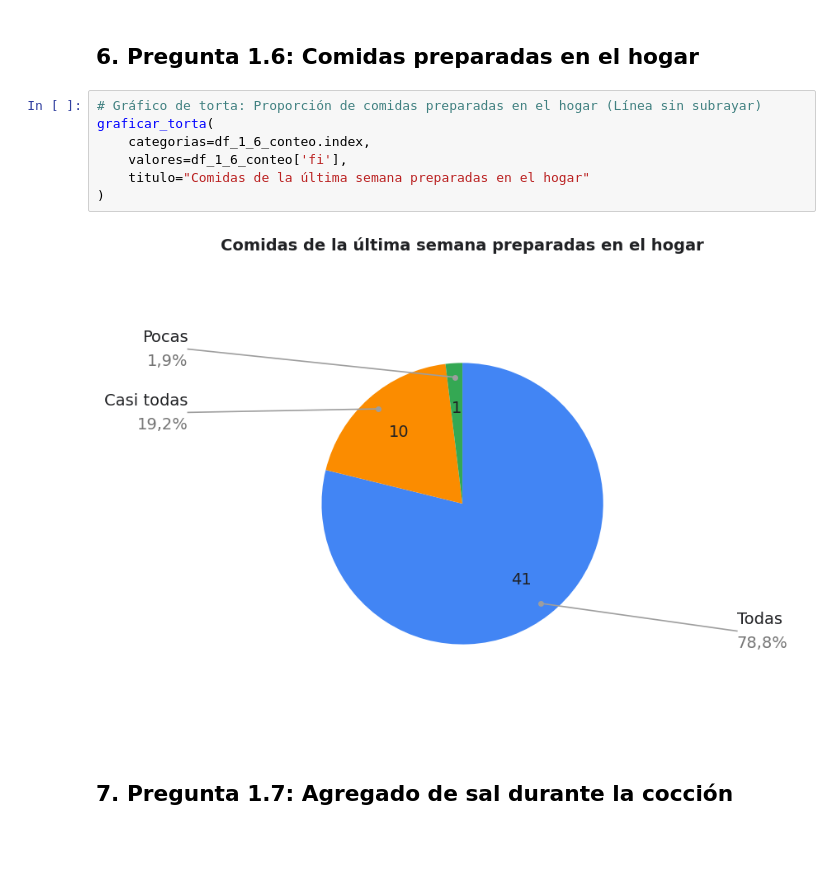
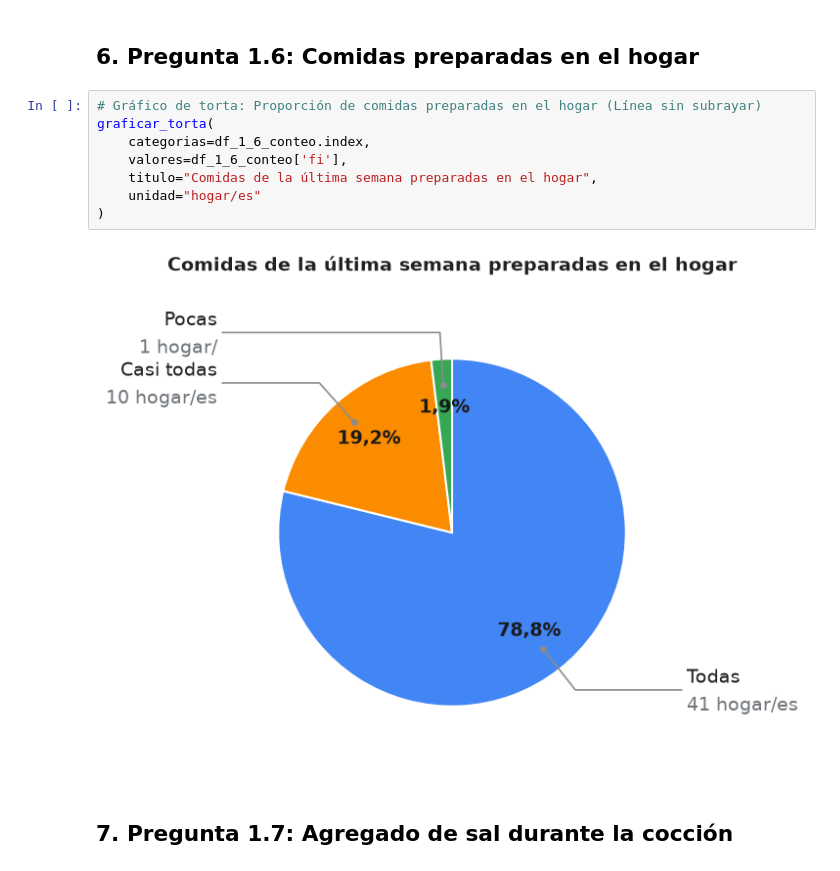
Before and after one commit to TruelseHer/Tpe-Probabilidad-y-Estadistica, a Jupyter notebook: generador_graficos 1_4 - 1_7_estandarizado.ipynb, the cells around one changed output. Cells and saved outputs as stored; diff of their text form; blank space fills up the shorter version.

```diff
--- a/generador_graficos 1_4 - 1_7_estandarizado.ipynb
+++ b/generador_graficos 1_4 - 1_7_estandarizado.ipynb
@@ -384,12 +385,13 @@ graficar_barras_horizontales(
 # %%
 # Gráfico de torta: Proporción de comidas preparadas en el hogar (Línea sin subrayar)
 graficar_torta(
     categorias=df_1_6_conteo.index,
     valores=df_1_6_conteo['fi'],
-    titulo="Comidas de la última semana preparadas en el hogar"
+    titulo="Comidas de la última semana preparadas en el hogar",
+    unidad="hogar/es"
 )
 # %% [output]
-[figure, old version]
+[figure, new version]
 # %% [markdown]
 ## 7. Pregunta 1.7: Agregado de sal durante la cocción
 # %%
```
Also changed, not shown: parts of 3 cells of this notebook, 3 other files.
